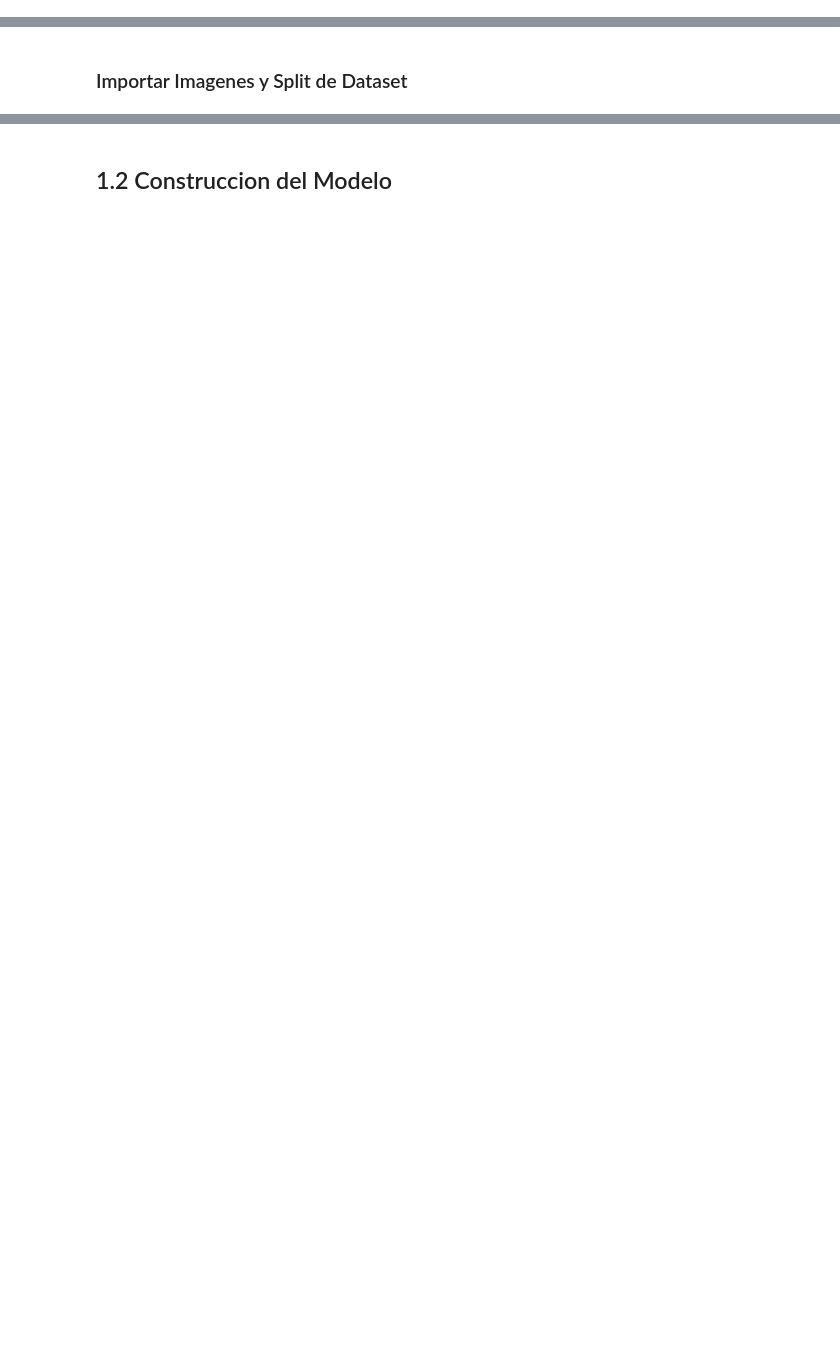
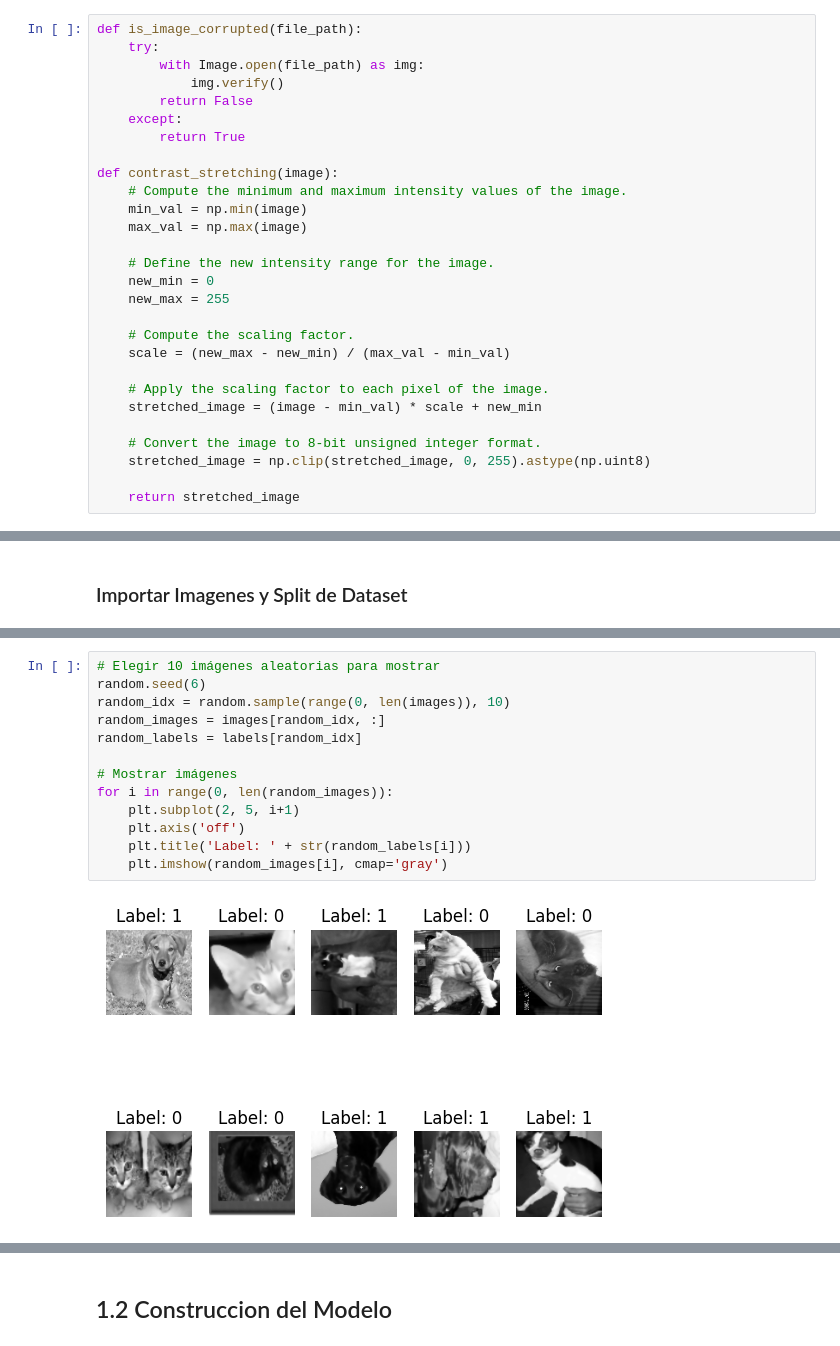
Before and after one commit to stefanoaragoni/ia_lab10, a Jupyter notebook: cats_dogs.ipynb, the cells around one changed output, grey strips where cells are left out. Cells and saved outputs as stored; diff of their text form; blank space fills up the shorter version.

```diff
--- a/cats_dogs.ipynb
+++ b/cats_dogs.ipynb
@@ -31 +26,29 @@ def is_image_corrupted(file_path):
+# %%
+def is_image_corrupted(file_path):
+    try:
+        with Image.open(file_path) as img:
+            img.verify()
+        return False
+    except:
+        return True
+
+def contrast_stretching(image):
+    # Compute the minimum and maximum intensity values of the image.
+    min_val = np.min(image)
+    max_val = np.max(image)
+
+    # Define the new intensity range for the image.
+    new_min = 0
+    new_max = 255
+
+    # Compute the scaling factor.
+    scale = (new_max - new_min) / (max_val - min_val)
+
+    # Apply the scaling factor to each pixel of the image.
+    stretched_image = (image - min_val) * scale + new_min
+
+    # Convert the image to 8-bit unsigned integer format.
+    stretched_image = np.clip(stretched_image, 0, 255).astype(np.uint8)
+
+    return stretched_image
 # %%
@@ -210,3 +241,18 @@ Número de imágenes por clase: [5001 5001]
+# %%
+# Elegir 10 imágenes aleatorias para mostrar
+random.seed(6)
+random_idx = random.sample(range(0, len(images)), 10)
+random_images = images[random_idx, :]
+random_labels = labels[random_idx]
+
+# Mostrar imágenes
+for i in range(0, len(random_images)):
+    plt.subplot(2, 5, i+1)
+    plt.axis('off')
+    plt.title('Label: ' + str(random_labels[i]))
+    plt.imshow(random_images[i], cmap='gray')
+# %% [output]
+[figure, added]
 # %%
 # Dividir conjunto de datos en entrenamiento y prueba
 X_train, X_test, y_train, y_test = train_test_split(images, labels, test_size=0.2, random_state=42)
```
Also changed, not shown: parts of 8 cells of this notebook, 1 other file.
